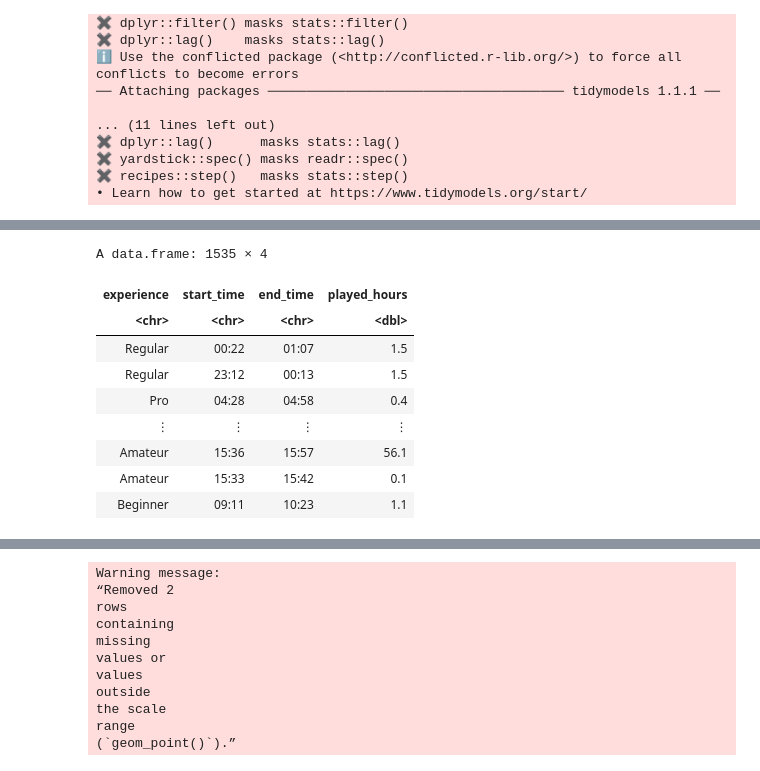
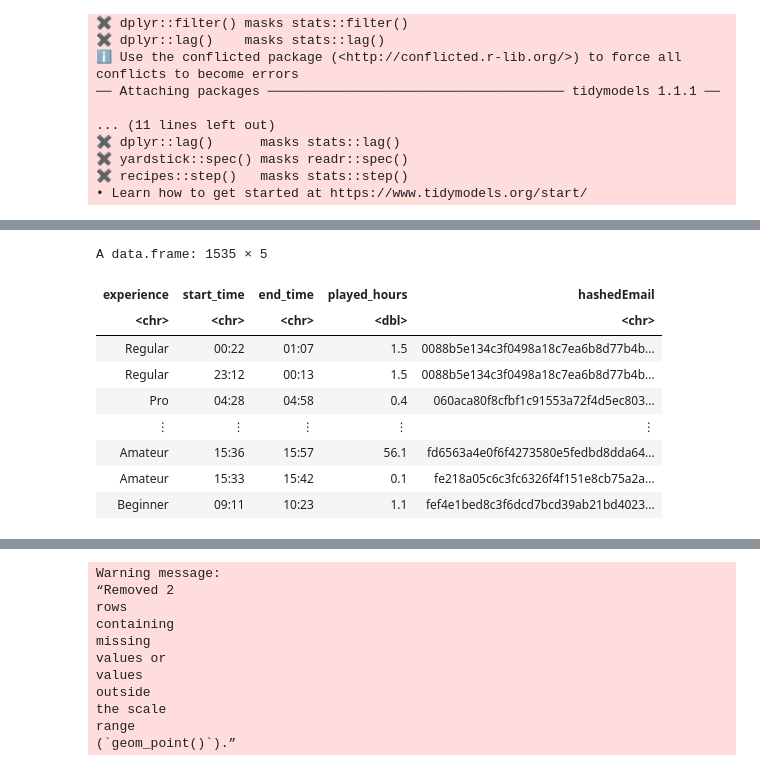
Before and after one commit to mulch-eater-prime/DSCI-Group-17-Project, a Jupyter notebook: Work.ipynb, the cells around one changed output, grey strips where cells are left out. Cells and saved outputs as stored; diff of their text form; code cells hidden in the pictures.

```diff
--- a/Work.ipynb
+++ b/Work.ipynb
@@ -70,23 +70,23 @@ A spec_tbl_df: 1535 × 5
 # %%
 mashup <- players |>
     select(hashedEmail, experience, played_hours) |>
     merge(sessions, by = "hashedEmail") |>
     select(hashedEmail:end_time) |>
     separate(col = start_time, into = c("start_date", "start_time"), sep = " ") |>
     separate(col = end_time, into = c("end_date", "end_time"), sep = " ") |>
-    select(experience, start_time, end_time, played_hours)
+    select(experience, start_time, end_time, played_hours, hashedEmail)
 mashup
 # %% [output]
-A data.frame: 1535 × 4
+A data.frame: 1535 × 5
-| experience | start_time | end_time | played_hours |
-| <chr> | <chr> | <chr> | <dbl> |
-| Regular | 00:22 | 01:07 | 1.5 |
-| Regular | 23:12 | 00:13 | 1.5 |
-| Pro | 04:28 | 04:58 | 0.4 |
-| ⋮ | ⋮ | ⋮ | ⋮ |
-| Amateur | 15:36 | 15:57 | 56.1 |
-| Amateur | 15:33 | 15:42 | 0.1 |
-| Beginner | 09:11 | 10:23 | 1.1 |
+| experience | start_time | end_time | played_hours | hashedEmail |
+| <chr> | <chr> | <chr> | <dbl> | <chr> |
+| Regular | 00:22 | 01:07 | 1.5 | 0088b5e134c3f0498a18c7ea6b8d77b4b... |
+| Regular | 23:12 | 00:13 | 1.5 | 0088b5e134c3f0498a18c7ea6b8d77b4b... |
+| Pro | 04:28 | 04:58 | 0.4 | 060aca80f8cfbf1c91553a72f4d5ec803... |
+| ⋮ | ⋮ | ⋮ | ⋮ | ⋮ |
+| Amateur | 15:36 | 15:57 | 56.1 | fd6563a4e0f6f4273580e5fedbd8dda64... |
+| Amateur | 15:33 | 15:42 | 0.1 | fe218a05c6c3fc6326f4f151e8cb75a2a... |
+| Beginner | 09:11 | 10:23 | 1.1 | fef4e1bed8c3f6dcd7bcd39ab21bd4023... |
 # %%
 msm <- mashup |>
     separate(col = start_time, into = c("start_hour", "start_minute"), sep = ":") |>
```
Also changed, not shown: parts of 2 cells of this notebook.
